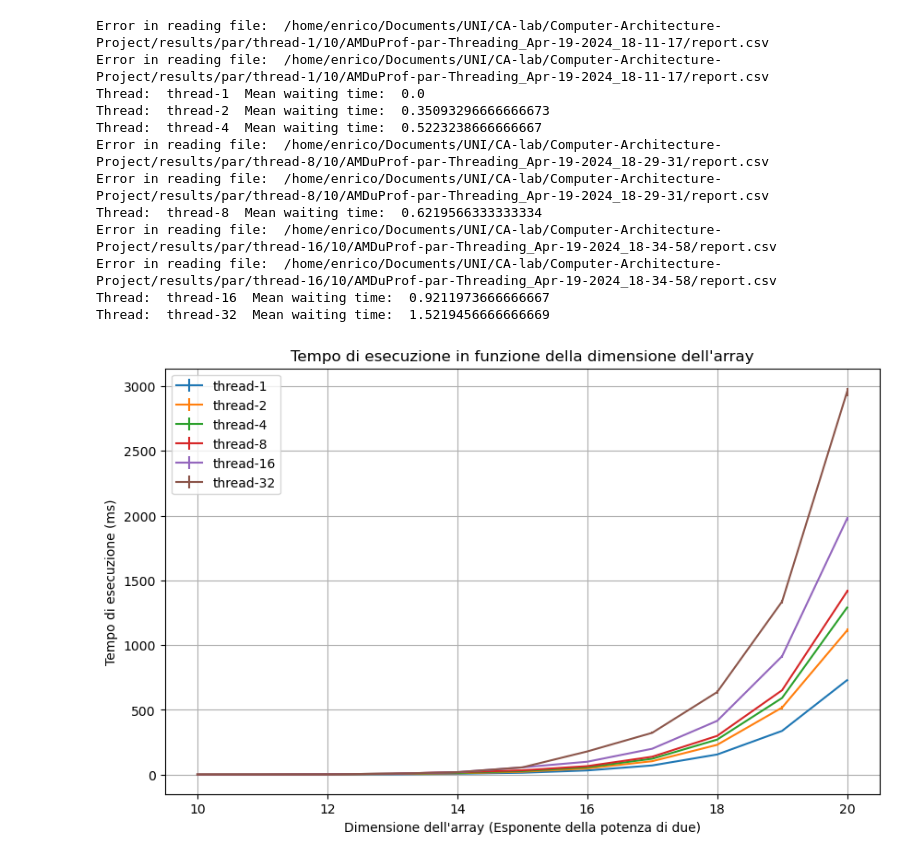
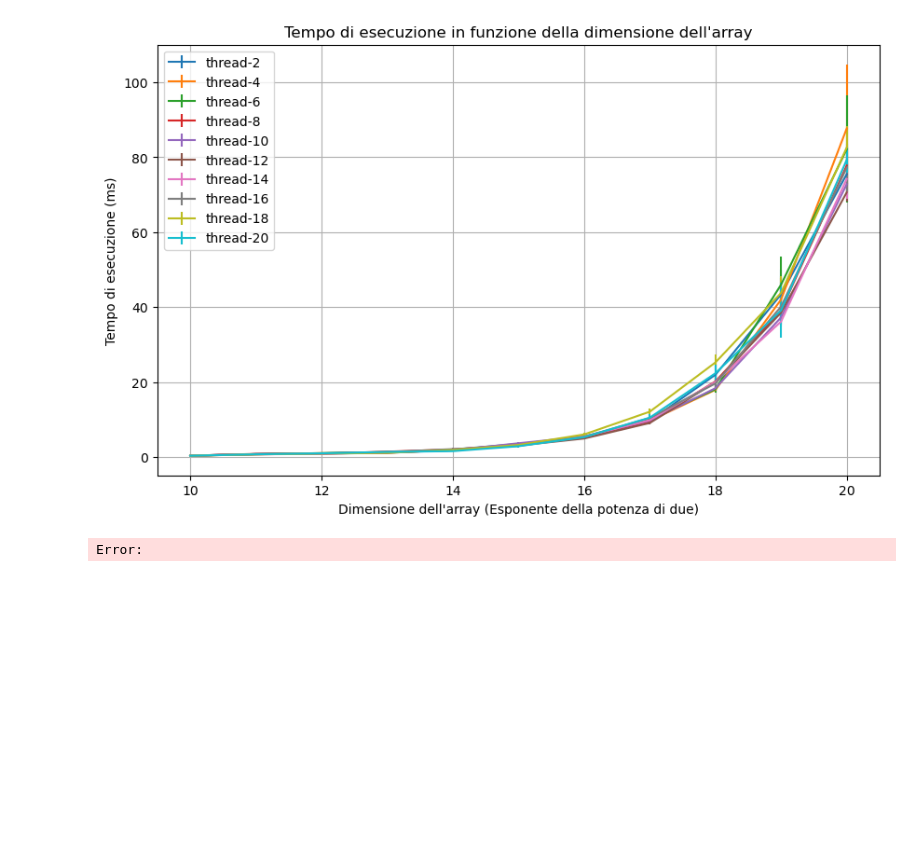
Before and after one commit to loremancio/Computer-Architecture-Project, a Jupyter notebook: parallelFirstAnalysis.ipynb, the cells around one changed output. Saved outputs shown, nothing was run; the diff lists cells and outputs as text; code cells hidden in the pictures; blank space fills up the shorter version.

```diff
--- a/parallelFirstAnalysis.ipynb
+++ b/parallelFirstAnalysis.ipynb
@@ -7,7 +7,7 @@ import pandas as pd
 def generate_report(directory):
 
     #print("Generating report for: ", directory)
-    os.system("AMDuProfCLI report -i " + directory + " > /dev/null")
+    os.system("AMDuProfCLI report -i " + directory + " > /dev/null 2>&1")
 # %%
 def plot_with_confidence_interval(x_values, y_mean, conf, color, marker, y_label, title, save_path):
     # sorting delle ascisse e delle ordinate
@@ -143,6 +144,8 @@ plt.figure(figsize=(10, 6))
 
 
 for dirs in ls:
+    if dirs == 1 or dirs % 2 != 0:
+        continue
     dirs = "thread-"+str(dirs)
     list_of_dirs = os.listdir(os.path.join(path, dirs))
     #ordino le directory per nome
@@ -161,48 +164,41 @@ for dirs in ls:
             sizes.append(size)
             mean_elapsed_times.append(mean_elapsed_time)
             cis.append(ci)
-            waiting_times, ci = get_mean_waiting_time(os.path.join(path, dirs, dir))
+            #print("Thread: ", dirs, " Size: ", size, " Mean elapsed time: ", mean_elapsed_time)
+            #waiting_times, ci = get_mean_waiting_time(os.path.join(path, dirs, dir))
 
 
 
 
         except ValueError:
             continue
+        exit()
+
+
     #compute the mean waiting time
     #print(waiting_times)
-    print("Thread: ", dirs, " Mean waiting time: ", np.mean(waiting_times))
+    #print("Thread: ", dirs, " Mean waiting time: ", np.mean(waiting_times))
     #append to the plot
     plt.errorbar(sizes, mean_elapsed_times, yerr=cis, label=dirs)
     sizes = []
     mean_elapsed_times = []
     cis = []
     waiting_times = []
 
 plt.xlabel('Dimensione dell\'array (Esponente della potenza di due)')
 plt.ylabel('Tempo di esecuzione (ms)')
 plt.title('Tempo di esecuzione in funzione della dimensione dell\'array')
 plt.legend()
 plt.grid()
 save_path =  "plot.png"
 plt.savefig(save_path)
 plt.show()
 
 
 #plot the speedup graph
 #x will be the number of threads
 #y will be the speedup
 #speedup = T1/Tn
 # %% [output]
+[figure, new version]
-Error in reading file:  /home/enrico/Documents/UNI/CA-lab/Computer-Architecture-Project/results/par/thread-1/10/AMDuProf-par-Threading_Apr-19-2024_18-11-17/report.csv
-Error in reading file:  /home/enrico/Documents/UNI/CA-lab/Computer-Architecture-Project/results/par/thread-1/10/AMDuProf-par-Threading_Apr-19-2024_18-11-17/report.csv
-Thread:  thread-1  Mean waiting time:  0.0
-Thread:  thread-2  Mean waiting time:  0.35093296666666673
-Thread:  thread-4  Mean waiting time:  0.5223238666666667
-Error in reading file:  /home/enrico/Documents/UNI/CA-lab/Computer-Architecture-Project/results/par/thread-8/10/AMDuProf-par-Threading_Apr-19-2024_18-29-31/report.csv
-Error in reading file:  /home/enrico/Documents/UNI/CA-lab/Computer-Architecture-Project/results/par/thread-8/10/AMDuProf-par-Threading_Apr-19-2024_18-29-31/report.csv
-Thread:  thread-8  Mean waiting time:  0.6219566333333334
-Error in reading file:  /home/enrico/Documents/UNI/CA-lab/Computer-Architecture-Project/results/par/thread-16/10/AMDuProf-par-Threading_Apr-19-2024_18-34-58/report.csv
-Error in reading file:  /home/enrico/Documents/UNI/CA-lab/Computer-Architecture-Project/results/par/thread-16/10/AMDuProf-par-Threading_Apr-19-2024_18-34-58/report.csv
-Thread:  thread-16  Mean waiting time:  0.9211973666666667
-Thread:  thread-32  Mean waiting time:  1.5219456666666669
+Error:
-[figure, old version]
```
Also changed, not shown: parts of 1 cell of this notebook, 4 other files.
